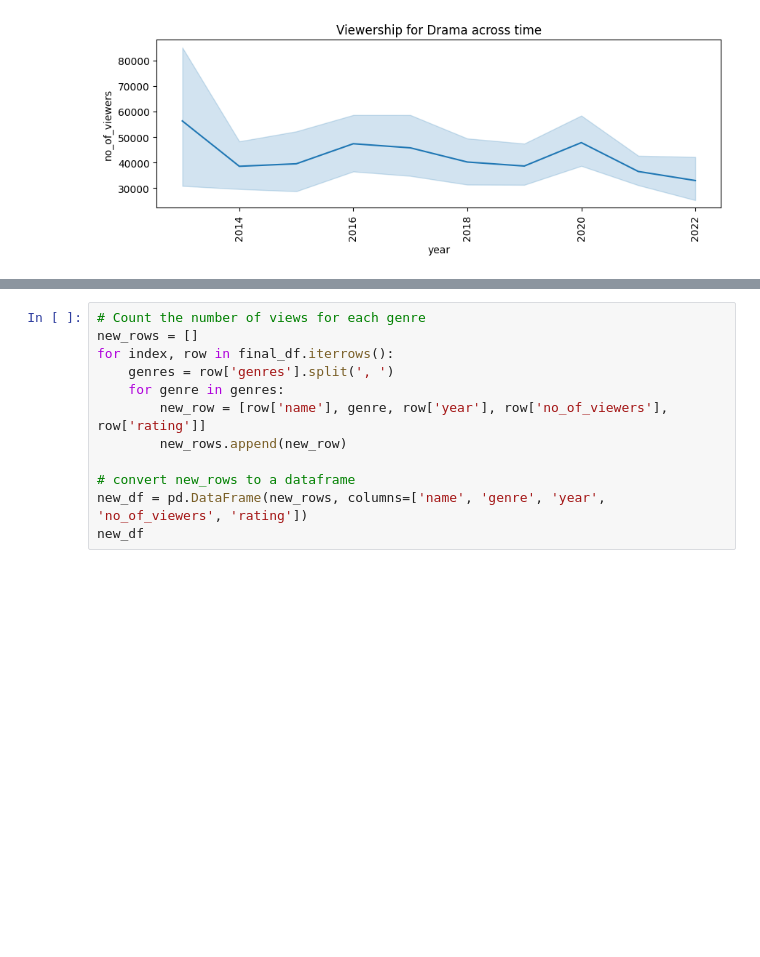
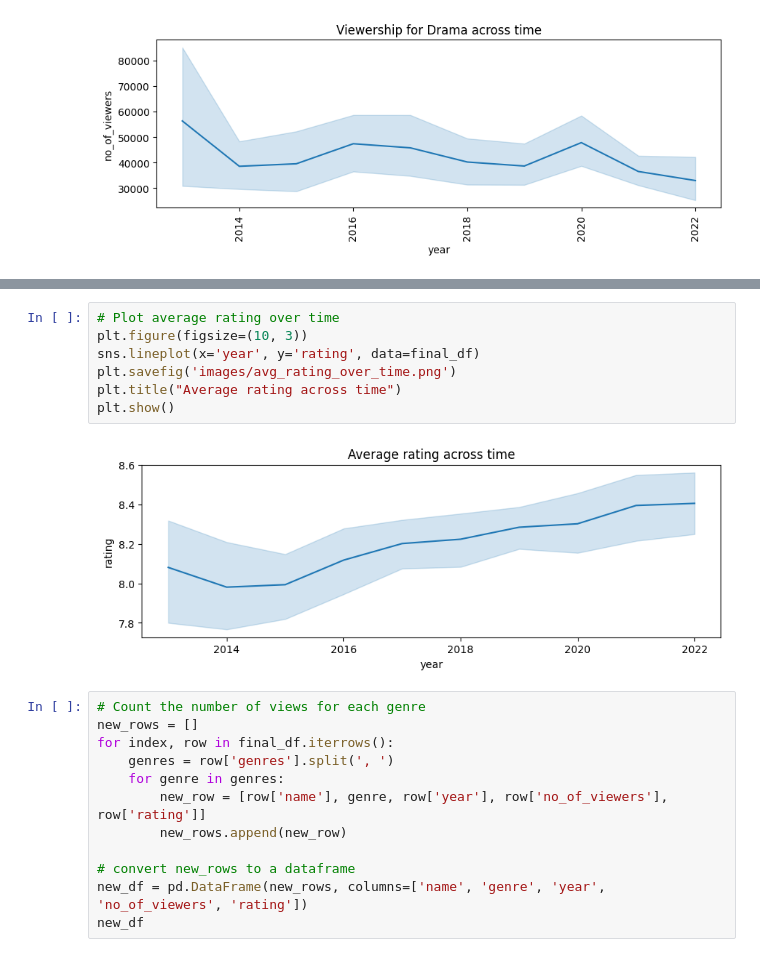
Before and after one commit to AllardQuek/DAO2702-BA, a Jupyter notebook: Project/k-drama-analysis.ipynb, the cells around one changed output, grey strips where cells are left out. Saved outputs shown, nothing was run; the diff lists cells and outputs as text; blank space fills up the shorter version.

```diff
--- a/Project/k-drama-analysis.ipynb
+++ b/Project/k-drama-analysis.ipynb
@@ -98,3 +96,12 @@ plt.show()
+# %%
+# Plot average rating over time
+plt.figure(figsize=(10, 3))
+sns.lineplot(x='year', y='rating', data=final_df)
+plt.savefig('images/avg_rating_over_time.png')
+plt.title("Average rating across time")
+plt.show()
+# %% [output]
+[figure, added]
 # %%
 # Count the number of views for each genre
 new_rows = []
```
Also changed, not shown: parts of 6 cells of this notebook, 11 other files.
